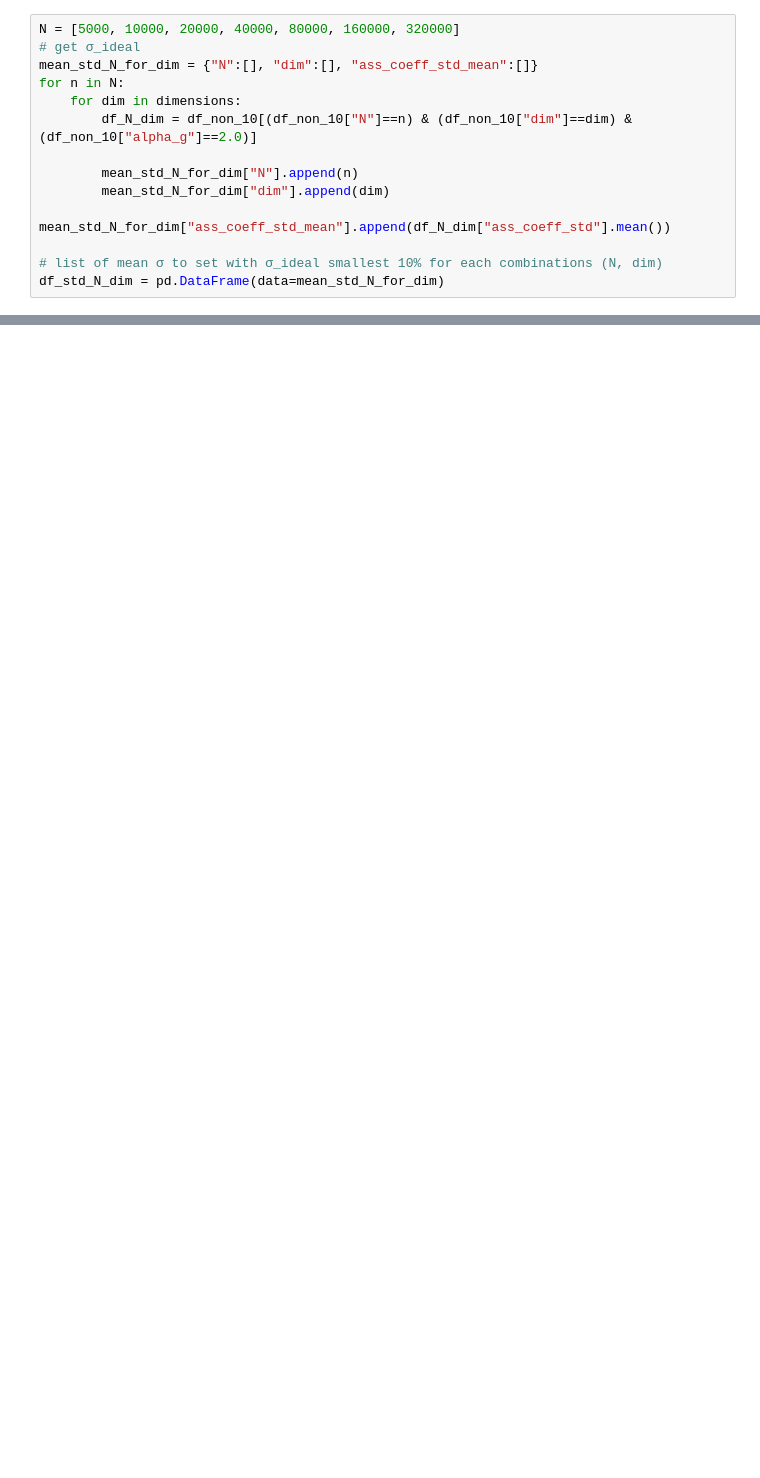
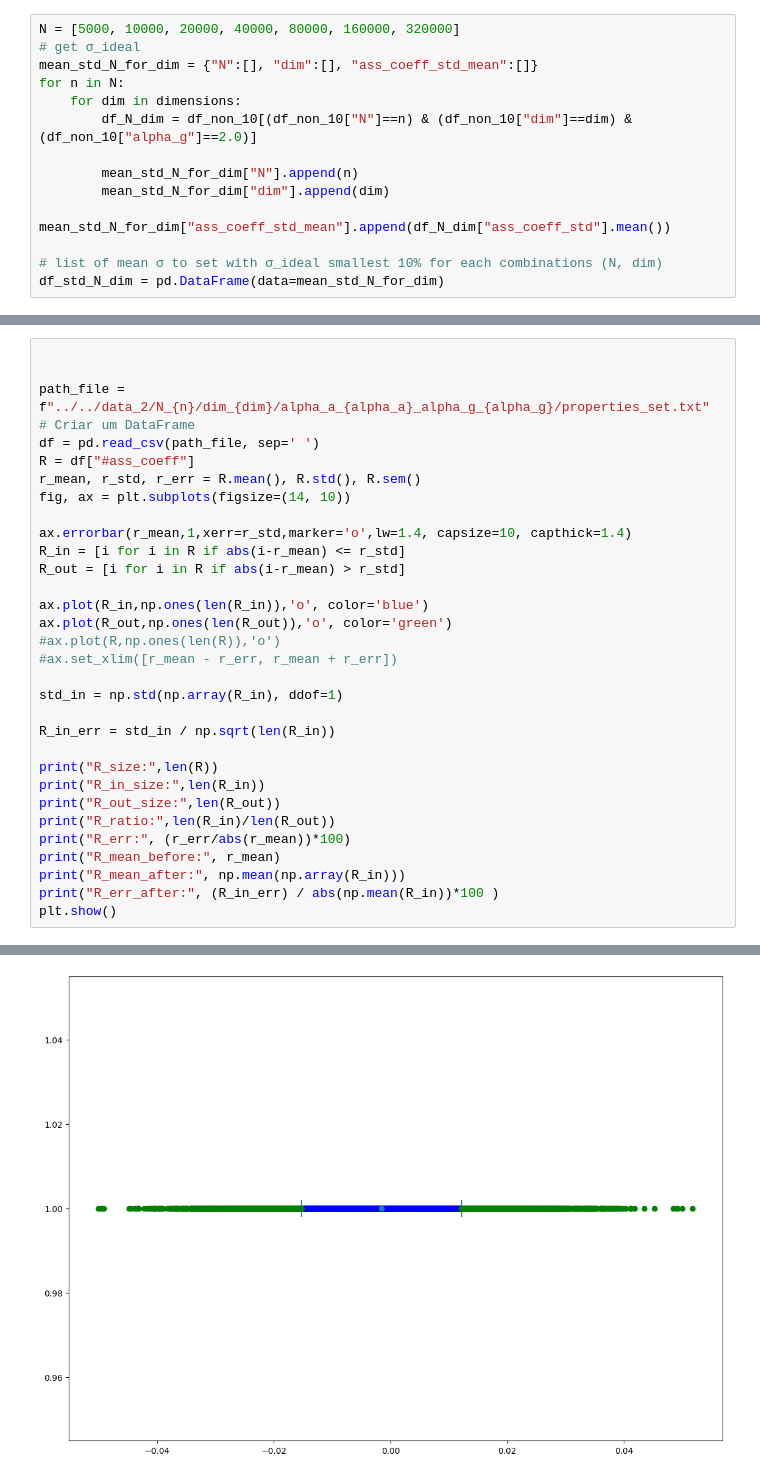
Before and after one commit to JuniorAlencar/SpatialPreferential, a Jupyter notebook: scripts/jupyter/fixing_data.ipynb, the cells around one changed output, grey strips where cells are left out. Cells and saved outputs as stored; diff of their text form; blank space fills up the shorter version.

```diff
--- a/scripts/jupyter/fixing_data.ipynb
+++ b/scripts/jupyter/fixing_data.ipynb
@@ -338,0 +544,33 @@ Index: []
+# %%
+
+
+path_file = f"../../data_2/N_{n}/dim_{dim}/alpha_a_{alpha_a}_alpha_g_{alpha_g}/properties_set.txt"
+# Criar um DataFrame
+df = pd.read_csv(path_file, sep=' ')
+R = df["#ass_coeff"]
+r_mean, r_std, r_err = R.mean(), R.std(), R.sem()
+fig, ax = plt.subplots(figsize=(14, 10))
+
+ax.errorbar(r_mean,1,xerr=r_std,marker='o',lw=1.4, capsize=10, capthick=1.4)
+R_in = [i for i in R if abs(i-r_mean) <= r_std]
+R_out = [i for i in R if abs(i-r_mean) > r_std]
+
+ax.plot(R_in,np.ones(len(R_in)),'o', color='blue')
+ax.plot(R_out,np.ones(len(R_out)),'o', color='green')
+#ax.plot(R,np.ones(len(R)),'o')
+#ax.set_xlim([r_mean - r_err, r_mean + r_err])
+
+std_in = np.std(np.array(R_in), ddof=1)
+
+R_in_err = std_in / np.sqrt(len(R_in))
+
+print("R_size:",len(R))
+print("R_in_size:",len(R_in))
+print("R_out_size:",len(R_out))
+print("R_ratio:",len(R_in)/len(R_out))
+print("R_err:", (r_err/abs(r_mean))*100)
+print("R_mean_before:", r_mean)
+print("R_mean_after:", np.mean(np.array(R_in)))
+print("R_err_after:", (R_in_err) / abs(np.mean(R_in))*100 )
+plt.show()
+# %% [output]
@@ -338,0 +585 @@ Index: []
+[figure, added]
```
Also changed, not shown: parts of 26 cells of this notebook, 11 other files.
